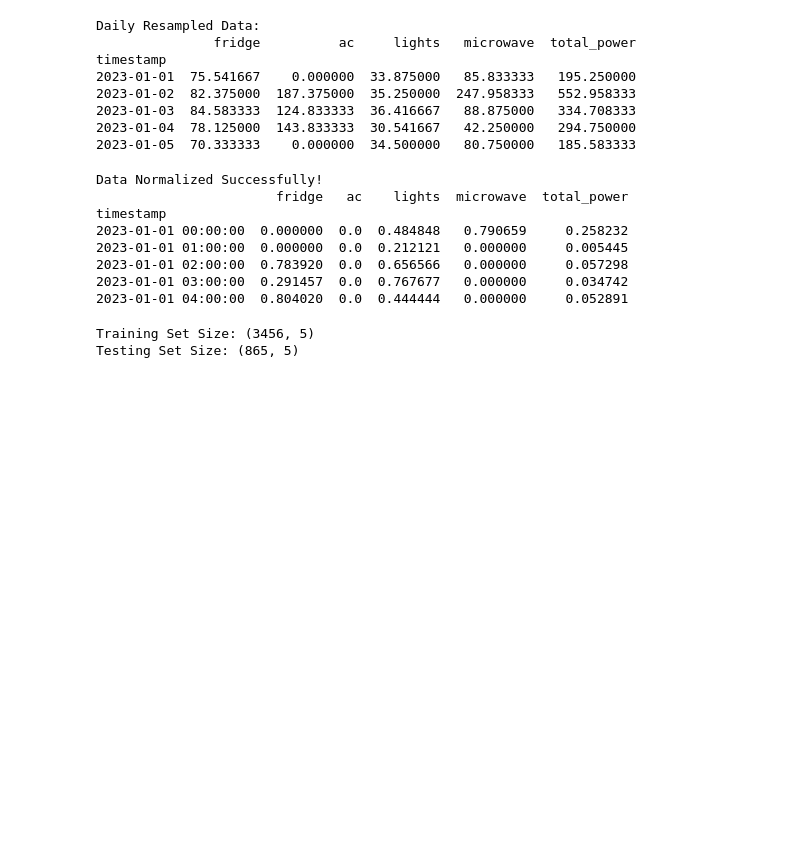
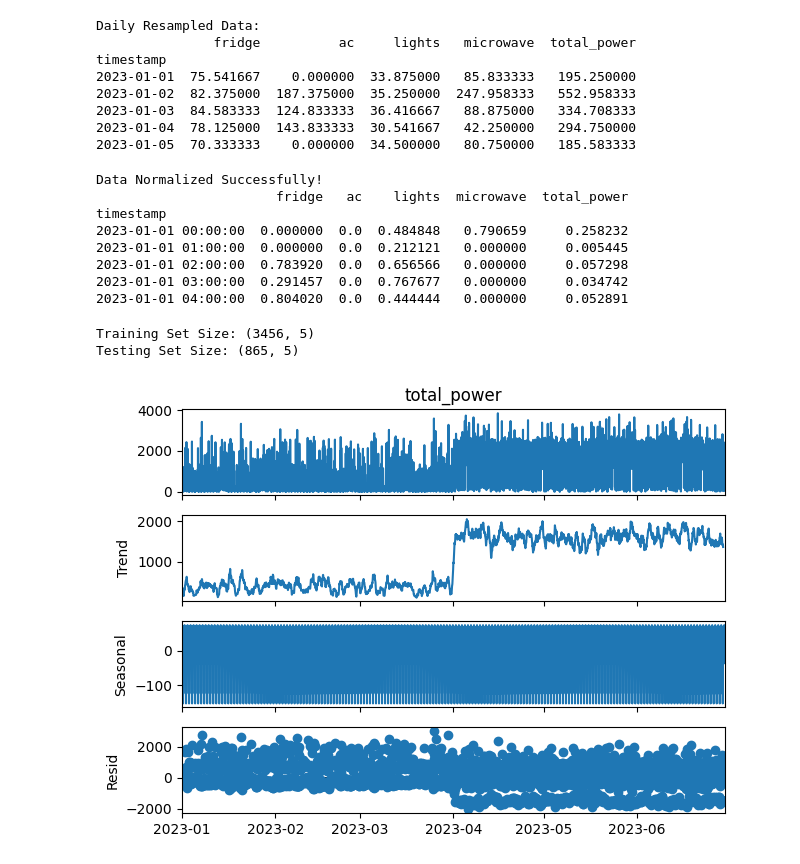
Before and after one commit to mailech/SmartEnergy-Consumption, a Jupyter notebook: Data.ipynb, the cells around one changed output. Saved outputs shown, nothing was run; the diff lists cells and outputs as text; code cells hidden in the pictures; blank space fills up the shorter version.

Commit message:
seasonal decomposition

```diff
--- a/Data.ipynb
+++ b/Data.ipynb
@@ -198,0 +202,6 @@ Testing Set Size: (865, 5)
+# %%
+result = seasonal_decompose(df['total_power'], model='additive', period=24)
+result.plot()
+plt.show()
+# %% [output]
+[figure, added]
```
Also changed, not shown: parts of 3 cells of this notebook.
